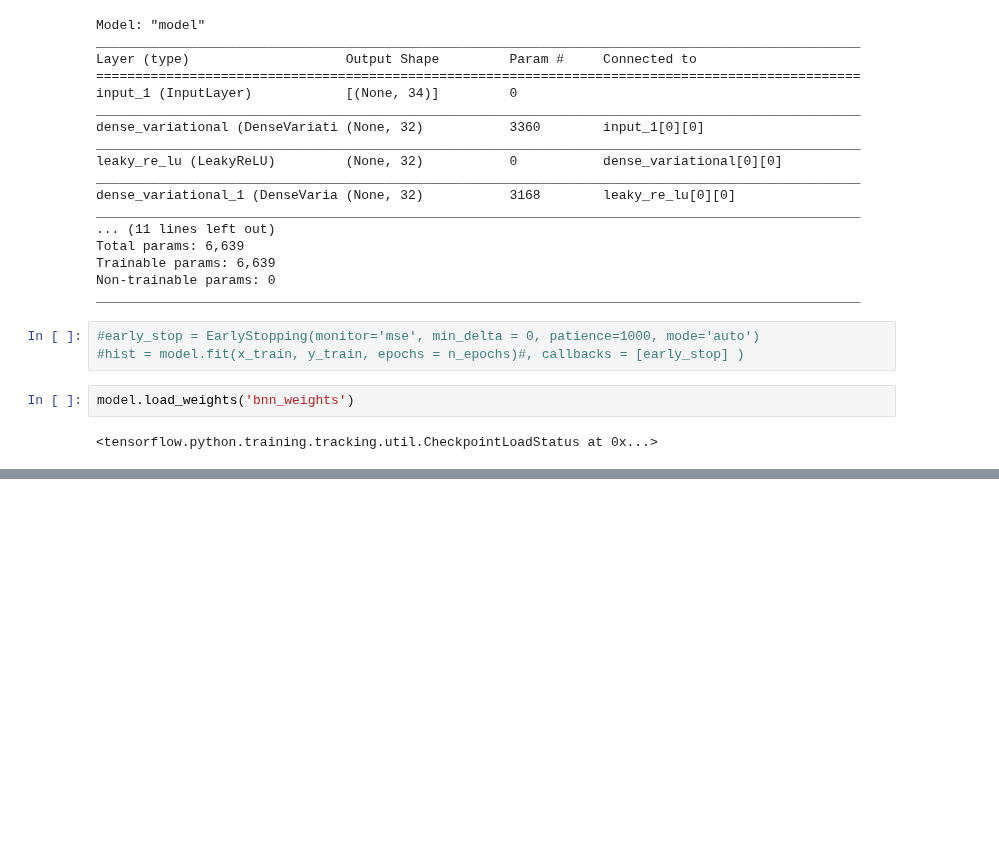
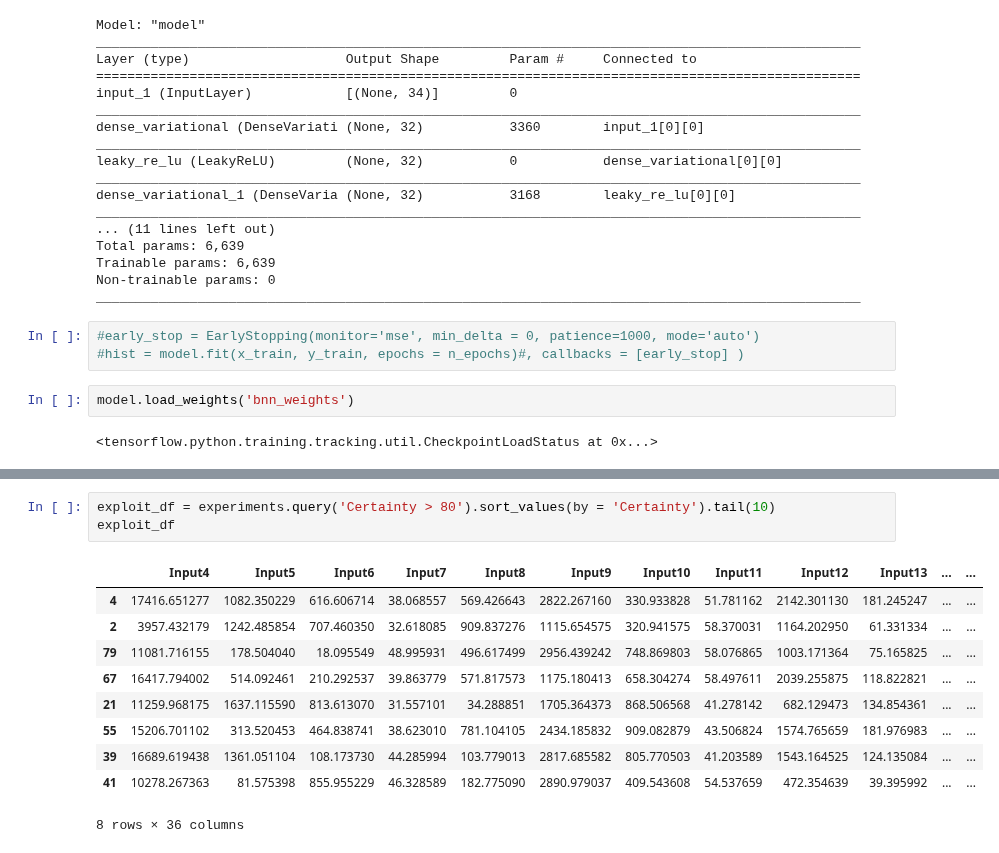
Before and after one commit to eric220/Grail, a Jupyter notebook: holy_grail_model.ipynb, the cells around one changed output, grey strips where cells are left out. Drawn from its saved outputs; the diff is of its cells as text; blank space fills up the shorter version.

```diff
--- a/holy_grail_model.ipynb
+++ b/holy_grail_model.ipynb
@@ -233,0 +236,14 @@ experiments.head()
+# %%
+exploit_df = experiments.query('Certainty > 80').sort_values(by = 'Certainty').tail(10)
+exploit_df
+# %% [output]
+|  | Input4 | Input5 | Input6 | Input7 | Input8 | Input9 | Input10 | Input11 | Input12 | Input13 | ... | ... |
+| 4 | 17416.651277 | 1082.350229 | 616.606714 | 38.068557 | 569.426643 | 2822.267160 | 330.933828 | 51.781162 | 2142.301130 | 181.245247 | ... | ... |
+| 2 | 3957.432179 | 1242.485854 | 707.460350 | 32.618085 | 909.837276 | 1115.654575 | 320.941575 | 58.370031 | 1164.202950 | 61.331334 | ... | ... |
+| 79 | 11081.716155 | 178.504040 | 18.095549 | 48.995931 | 496.617499 | 2956.439242 | 748.869803 | 58.076865 | 1003.171364 | 75.165825 | ... | ... |
+| 67 | 16417.794002 | 514.092461 | 210.292537 | 39.863779 | 571.817573 | 1175.180413 | 658.304274 | 58.497611 | 2039.255875 | 118.822821 | ... | ... |
+| 21 | 11259.968175 | 1637.115590 | 813.613070 | 31.557101 | 34.288851 | 1705.364373 | 868.506568 | 41.278142 | 682.129473 | 134.854361 | ... | ... |
+| 55 | 15206.701102 | 313.520453 | 464.838741 | 38.623010 | 781.104105 | 2434.185832 | 909.082879 | 43.506824 | 1574.765659 | 181.976983 | ... | ... |
+| 39 | 16689.619438 | 1361.051104 | 108.173730 | 44.285994 | 103.779013 | 2817.685582 | 805.770503 | 41.203589 | 1543.164525 | 124.135084 | ... | ... |
+| 41 | 10278.267363 | 81.575398 | 855.955229 | 46.328589 | 182.775090 | 2890.979037 | 409.543608 | 54.537659 | 472.354639 | 39.395992 | ... | ... |
+8 rows × 36 columns
```
Also changed, not shown: parts of 13 cells of this notebook, 1 other file.
